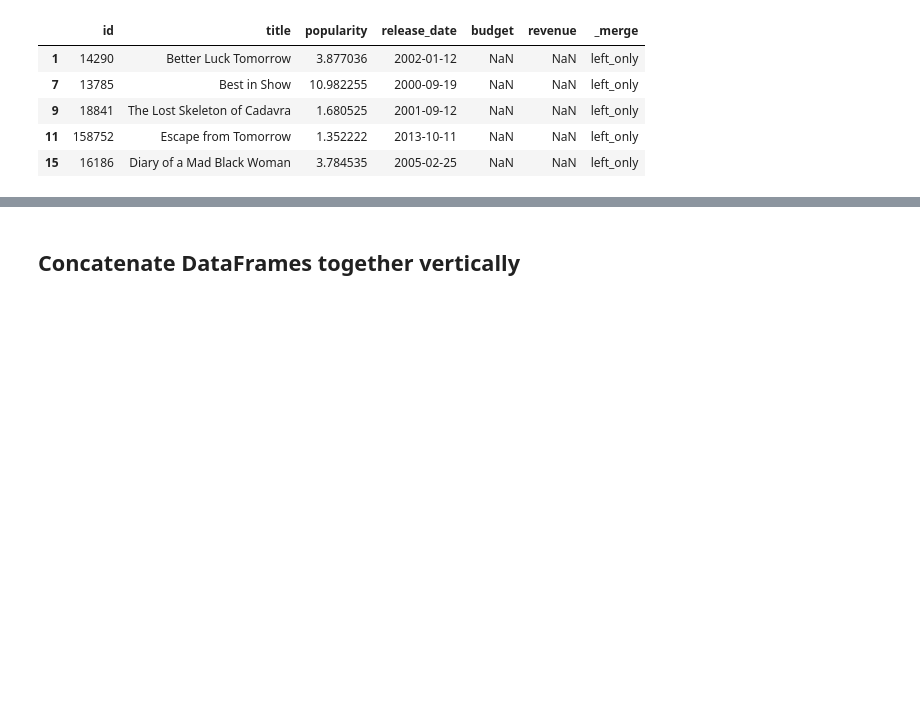
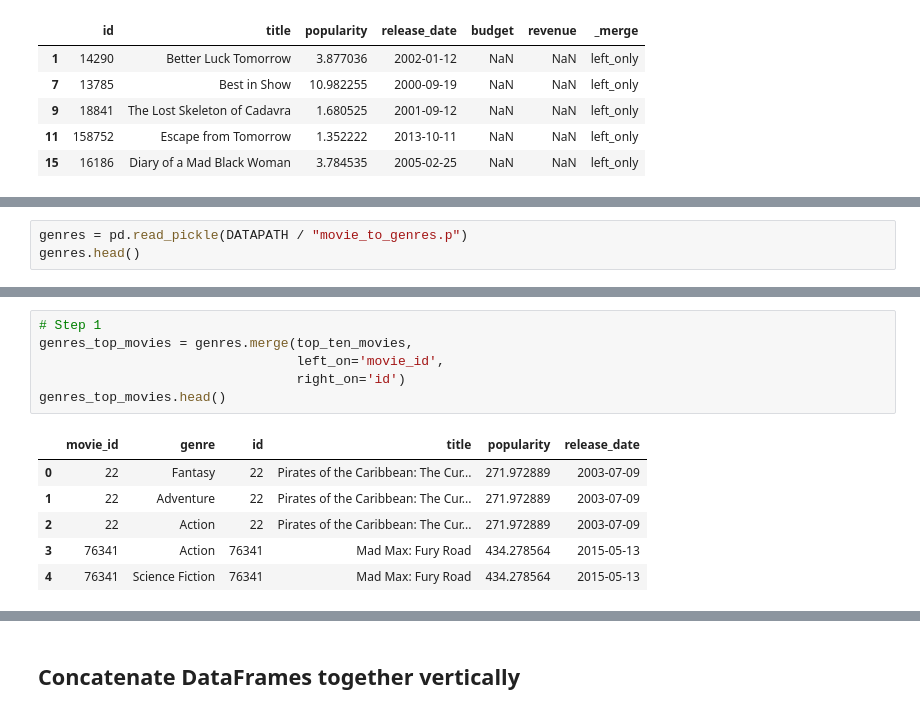
Before and after one commit to kbantoec/dsuc, a Jupyter notebook: joining_data_pandas/notebook.ipynb, the cells around one changed output, grey strips where cells are left out. Cells and saved outputs as stored; diff of their text form; blank space fills up the shorter version.

Commit message:
Added steps and examples for the semi-join

```diff
--- a/joining_data_pandas/notebook.ipynb
+++ b/joining_data_pandas/notebook.ipynb
@@ -320,0 +353,3 @@ movies_financials[movies['id'].isin(id_list)].head()
+# %%
+genres = pd.read_pickle(DATAPATH / "movie_to_genres.p")
+genres.head()
@@ -320,0 +444,13 @@ movies_financials[movies['id'].isin(id_list)].head()
+# %%
+# Step 1
+genres_top_movies = genres.merge(top_ten_movies,
+                                 left_on='movie_id',
+                                 right_on='id')
+genres_top_movies.head()
+# %% [output]
+|  | movie_id | genre | id | title | popularity | release_date |
+| 0 | 22 | Fantasy | 22 | Pirates of the Caribbean: The Cur... | 271.972889 | 2003-07-09 |
+| 1 | 22 | Adventure | 22 | Pirates of the Caribbean: The Cur... | 271.972889 | 2003-07-09 |
+| 2 | 22 | Action | 22 | Pirates of the Caribbean: The Cur... | 271.972889 | 2003-07-09 |
+| 3 | 76341 | Action | 76341 | Mad Max: Fury Road | 434.278564 | 2015-05-13 |
+| 4 | 76341 | Science Fiction | 76341 | Mad Max: Fury Road | 434.278564 | 2015-05-13 |
```
Also changed, not shown: parts of 16 cells of this notebook.
